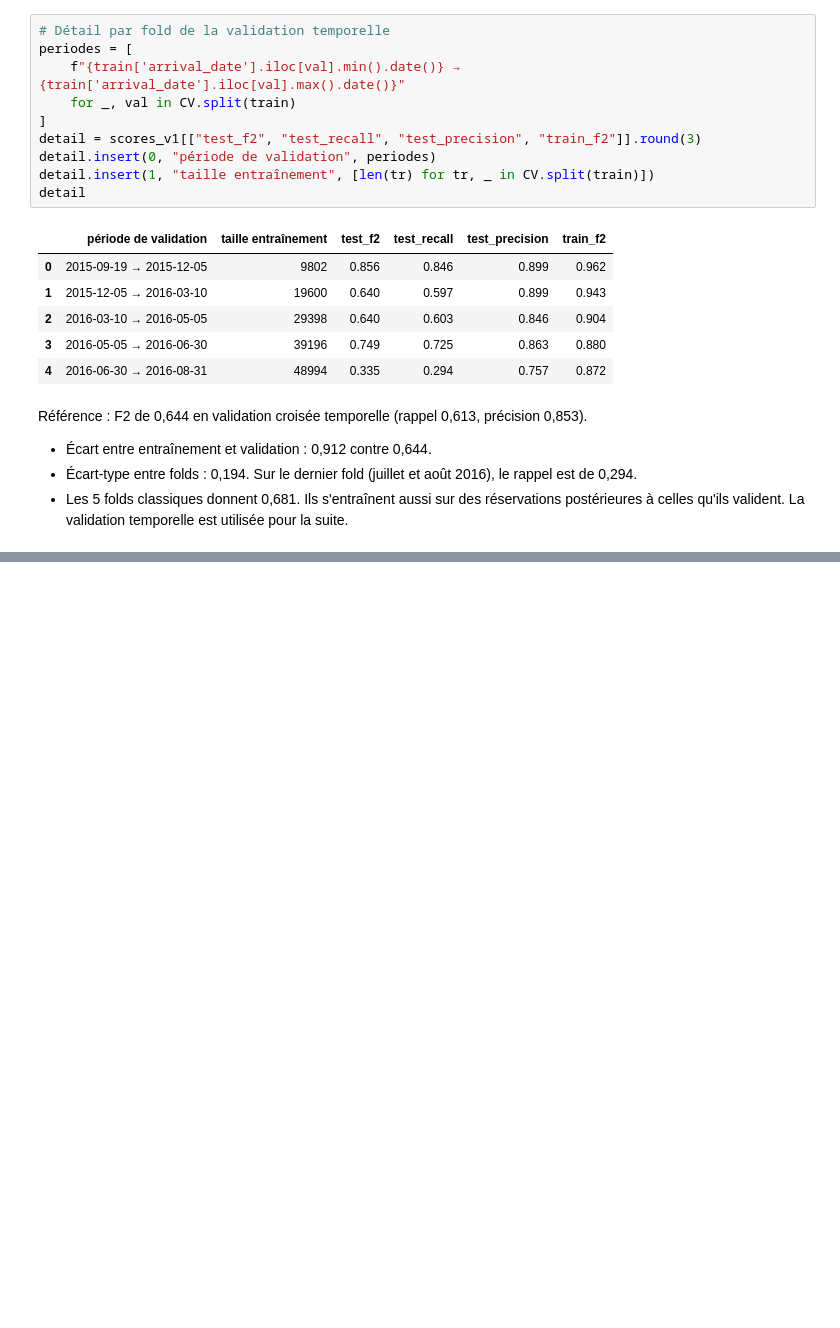
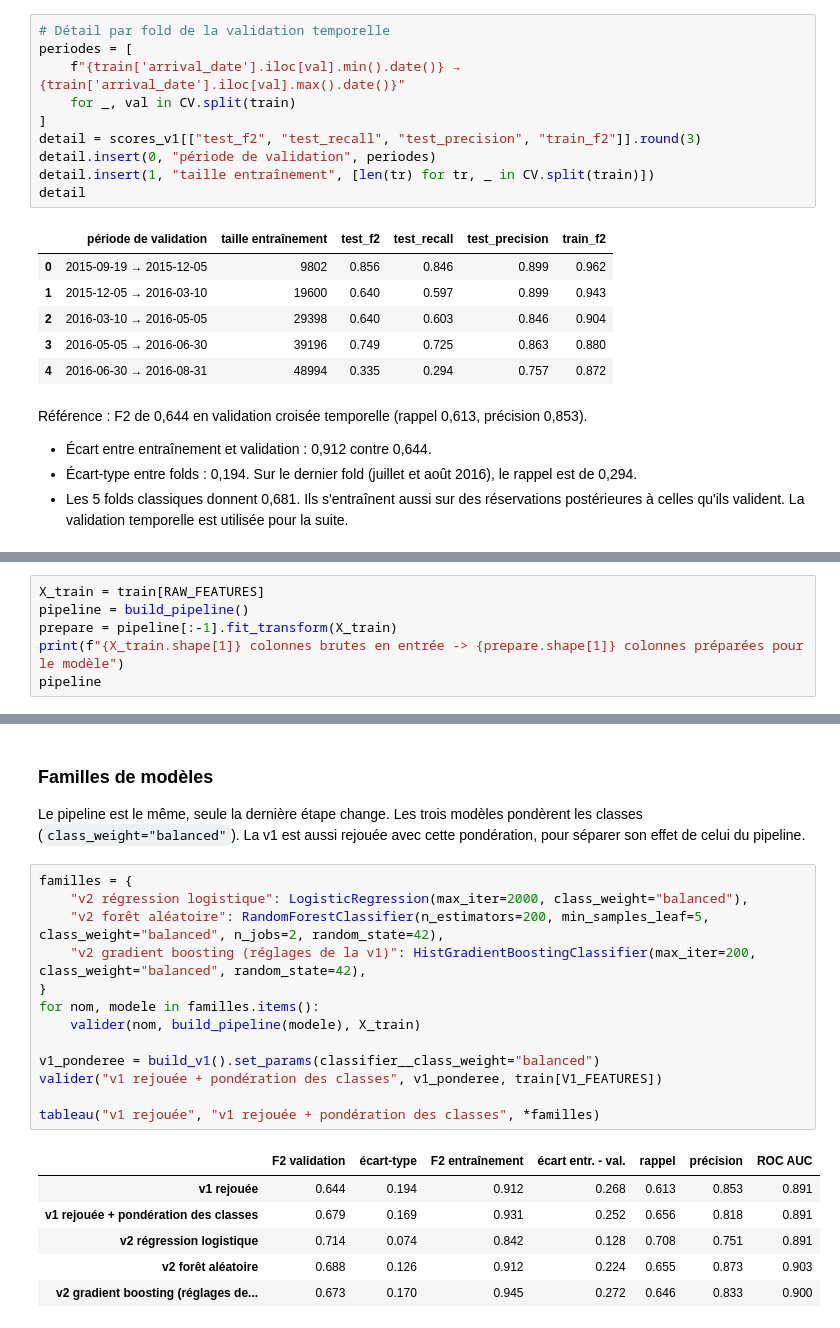
Before and after one commit to sojenorg/M1-B1-annulation-v2-wassim, a Jupyter notebook: notebooks/02_modelisation.ipynb, the cells around one changed output, grey strips where cells are left out. Saved outputs shown, nothing was run; the diff lists cells and outputs as text; blank space fills up the shorter version.

```diff
--- a/notebooks/02_modelisation.ipynb
+++ b/notebooks/02_modelisation.ipynb
@@ -248,0 +259,6 @@ Référence : F2 de 0,644 en validation croisée temporelle (rappel 0,613, préc
+# %%
+X_train = train[RAW_FEATURES]
+pipeline = build_pipeline()
+prepare = pipeline[:-1].fit_transform(X_train)
+print(f"{X_train.shape[1]} colonnes brutes en entrée -> {prepare.shape[1]} colonnes préparées pour le modèle")
+pipeline
@@ -248,0 +335,24 @@ Référence : F2 de 0,644 en validation croisée temporelle (rappel 0,613, préc
+# %% [markdown]
+### Familles de modèles
+
+Le pipeline est le même, seule la dernière étape change. Les trois modèles pondèrent les classes (`class_weight="balanced"`). La v1 est aussi rejouée avec cette pondération, pour séparer son effet de celui du pipeline.
+# %%
+familles = {
+    "v2 régression logistique": LogisticRegression(max_iter=2000, class_weight="balanced"),
+    "v2 forêt aléatoire": RandomForestClassifier(n_estimators=200, min_samples_leaf=5, class_weight="balanced", n_jobs=2, random_state=42),
+    "v2 gradient boosting (réglages de la v1)": HistGradientBoostingClassifier(max_iter=200, class_weight="balanced", random_state=42),
+}
+for nom, modele in familles.items():
+    valider(nom, build_pipeline(modele), X_train)
+
+v1_ponderee = build_v1().set_params(classifier__class_weight="balanced")
+valider("v1 rejouée + pondération des classes", v1_ponderee, train[V1_FEATURES])
+
+tableau("v1 rejouée", "v1 rejouée + pondération des classes", *familles)
+# %% [output]
+|  | F2 validation | écart-type | F2 entraînement | écart entr. - val. | rappel | précision | ROC AUC |
+| v1 rejouée | 0.644 | 0.194 | 0.912 | 0.268 | 0.613 | 0.853 | 0.891 |
+| v1 rejouée + pondération des classes | 0.679 | 0.169 | 0.931 | 0.252 | 0.656 | 0.818 | 0.891 |
+| v2 régression logistique | 0.714 | 0.074 | 0.842 | 0.128 | 0.708 | 0.751 | 0.891 |
+| v2 forêt aléatoire | 0.688 | 0.126 | 0.912 | 0.224 | 0.655 | 0.873 | 0.903 |
+| v2 gradient boosting (réglages de... | 0.673 | 0.170 | 0.945 | 0.272 | 0.646 | 0.833 | 0.900 |
```
Also changed, not shown: parts of 6 cells of this notebook, 1 other file.
